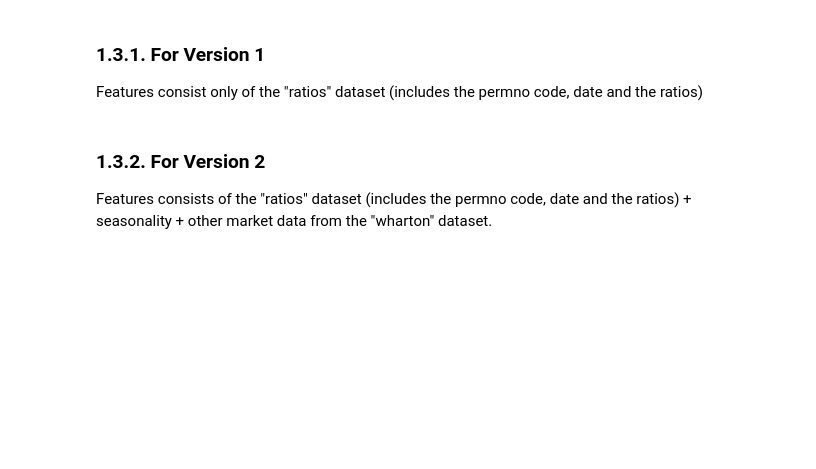
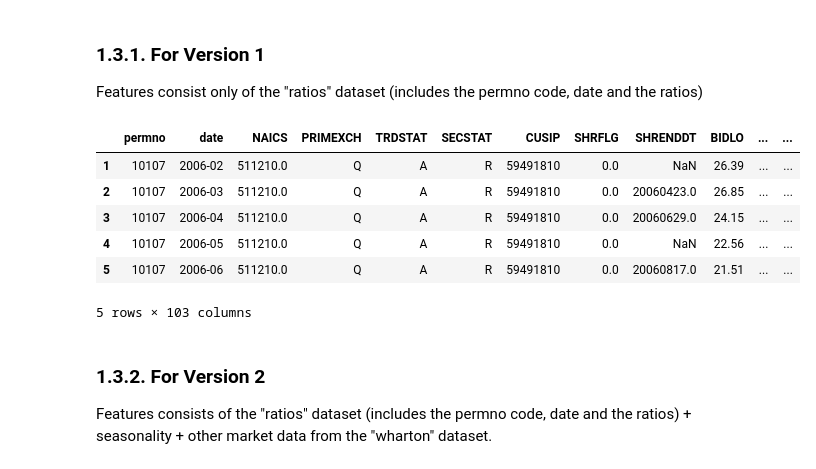
Before and after one commit to mathiasluethi/Machine_Learning_in_Finance_Group_Project, a Jupyter notebook: 1_preparation_of_datasets.ipynb, the cells around one changed output. Cells and saved outputs as stored; diff of their text form; code cells hidden in the pictures; blank space fills up the shorter version.

```diff
--- a/1_preparation_of_datasets.ipynb
+++ b/1_preparation_of_datasets.ipynb
@@ -99,14 +99,25 @@ This vector is the same for both versions 1 and 2.
 forcast_periods = [1, 3, 6, 12]
 for i in forcast_periods:
     data['return_' + str(i)] = np.where((data['permno'] == data['permno'].shift(i)),
-                                        (data['PRC'] / data['PRC'].shift(i)).astype(np.float64), np.nan)
+                                        data['RET'].shift(i).astype(np.float64), np.nan)
+
+# Set new df called data_1, data_3 etc with relevant rows
+data_1 = data.dropna(subset=['return_1'])
+data_3 = data.dropna(subset=['return_3'])
+data_6 = data.dropna(subset=['return_6'])
+data_12 = data.dropna(subset=['return_12'])
 
 # Create the response vectors
-data_1 = data.dropna(subset=['return_1'])
-response_1 = pd.DataFrame(np.where(data_1.return_1 >= 1, 1, 0))
+response_1 = pd.DataFrame(np.where(data_1.return_1 >= 0, 1, 0))
+response_3 = pd.DataFrame(np.where(data_3.return_3 >= 0, 1, 0))
+response_6 = pd.DataFrame(np.where(data_6.return_6 >= 0, 1, 0))
+response_12 = pd.DataFrame(np.where(data_12.return_12 >= 0, 1, 0))
 
 # Export the response vectors
 response_1.to_csv('Data/generated_datasets/response_1.csv', index=False)
+response_3.to_csv('Data/generated_datasets/response_3.csv', index=False)
+response_6.to_csv('Data/generated_datasets/response_6.csv', index=False)
+response_12.to_csv('Data/generated_datasets/response_12.csv', index=False)
 # %% [markdown]
 ## 1.3. Create Feature Matrix
 # %% [markdown]
@@ -115,10 +126,25 @@ response_1.to_csv('Data/generated_datasets/response_1.csv', index=False)
 Features consist only of the "ratios" dataset (includes the permno code, date and the ratios)
 # %%
 # Creating the feature matrix version 1 (only ratios)
+display(data_1.head())
 features_ratios_1 = data_1.iloc[:, 28:-4]
+features_ratios_3 = data_3.iloc[:, 28:-4]
+features_ratios_6 = data_6.iloc[:, 28:-4]
+features_ratios_12 = data_12.iloc[:, 28:-4]
 
 # Export the attribute matrices
 features_ratios_1.to_csv('Data/generated_datasets/features_ratios_1.csv', index=False)
+features_ratios_3.to_csv('Data/generated_datasets/features_ratios_3.csv', index=False)
+features_ratios_6.to_csv('Data/generated_datasets/features_ratios_6.csv', index=False)
+features_ratios_12.to_csv('Data/generated_datasets/features_ratios_12.csv', index=False)
+# %% [output]
+|  | permno | date | NAICS | PRIMEXCH | TRDSTAT | SECSTAT | CUSIP | SHRFLG | SHRENDDT | BIDLO | ... | ... |
+| 1 | 10107 | 2006-02 | 511210.0 | Q | A | R | 59491810 | 0.0 | NaN | 26.39 | ... | ... |
+| 2 | 10107 | 2006-03 | 511210.0 | Q | A | R | 59491810 | 0.0 | 20060423.0 | 26.85 | ... | ... |
+| 3 | 10107 | 2006-04 | 511210.0 | Q | A | R | 59491810 | 0.0 | 20060629.0 | 24.15 | ... | ... |
+| 4 | 10107 | 2006-05 | 511210.0 | Q | A | R | 59491810 | 0.0 | NaN | 22.56 | ... | ... |
+| 5 | 10107 | 2006-06 | 511210.0 | Q | A | R | 59491810 | 0.0 | 20060817.0 | 21.51 | ... | ... |
+5 rows × 103 columns
 # %% [markdown]
 ### 1.3.2. For Version 2
 
```
Also changed, not shown: 14 other files.
